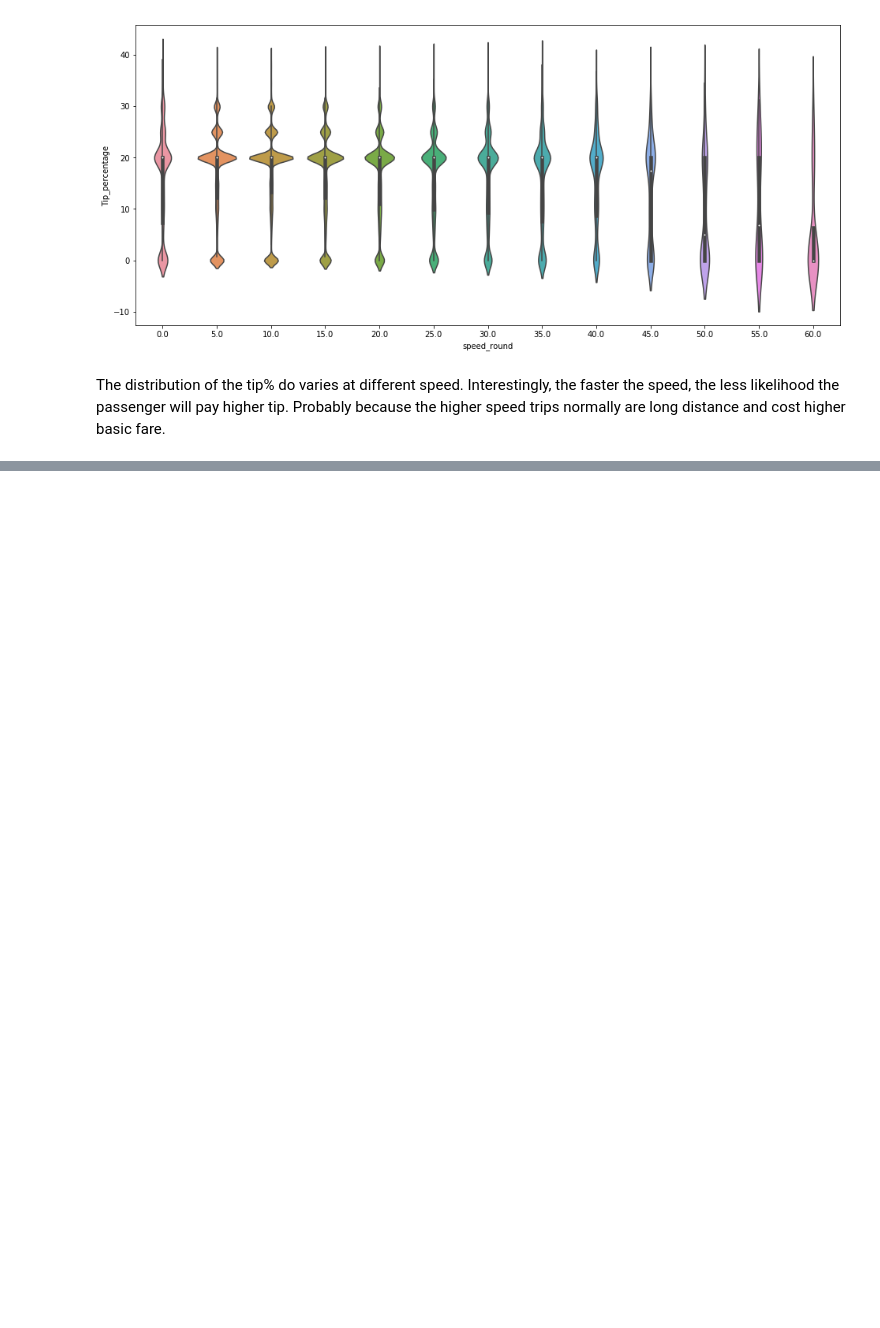
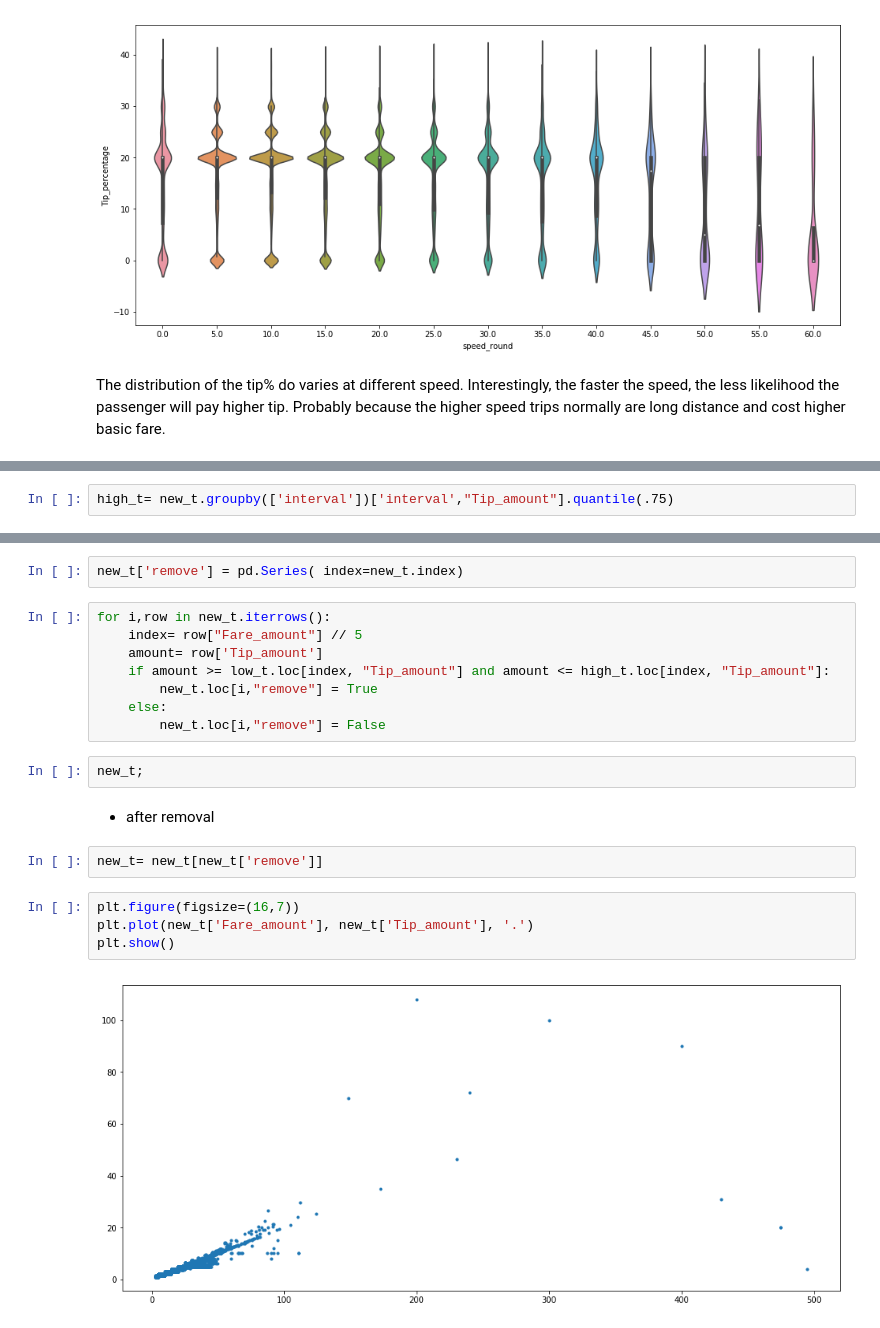
Before and after one commit to amartya21/codingrex.github.io, a Jupyter notebook: Final_Project.ipynb, the cells around one changed output, grey strips where cells are left out. Cells and saved outputs as stored; diff of their text form; blank space fills up the shorter version.

```diff
--- a/Final_Project.ipynb
+++ b/Final_Project.ipynb
@@ -638,0 +713,2 @@ The distribution of the tip% do varies at different speed. Interestingly, the fa
+# %%
+high_t= new_t.groupby(['interval'])['interval',"Tip_amount"].quantile(.75)
@@ -638,0 +719,22 @@ The distribution of the tip% do varies at different speed. Interestingly, the fa
+# %%
+new_t['remove'] = pd.Series( index=new_t.index)
+# %%
+for i,row in new_t.iterrows():
+    index= row["Fare_amount"] // 5
+    amount= row['Tip_amount']
+    if amount >= low_t.loc[index, "Tip_amount"] and amount <= high_t.loc[index, "Tip_amount"]:
+        new_t.loc[i,"remove"] = True
+    else:
+        new_t.loc[i,"remove"] = False
+# %%
+new_t;
+# %% [markdown]
+* after removal
+# %%
+new_t= new_t[new_t['remove']]
+# %%
+plt.figure(figsize=(16,7))
+plt.plot(new_t['Fare_amount'], new_t['Tip_amount'], '.')
+plt.show()
+# %% [output]
+[figure, added]
```
Also changed, not shown: parts of 27 cells of this notebook.
